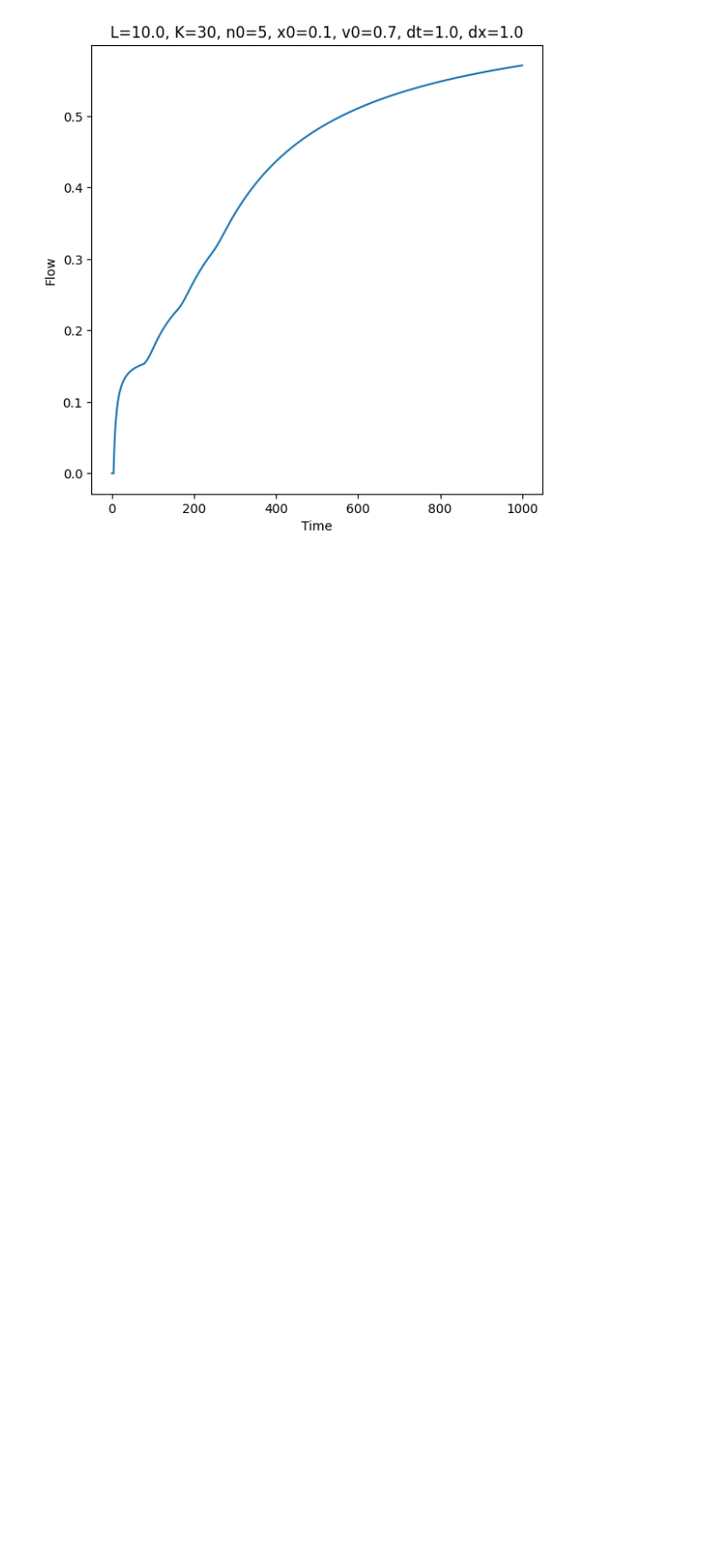
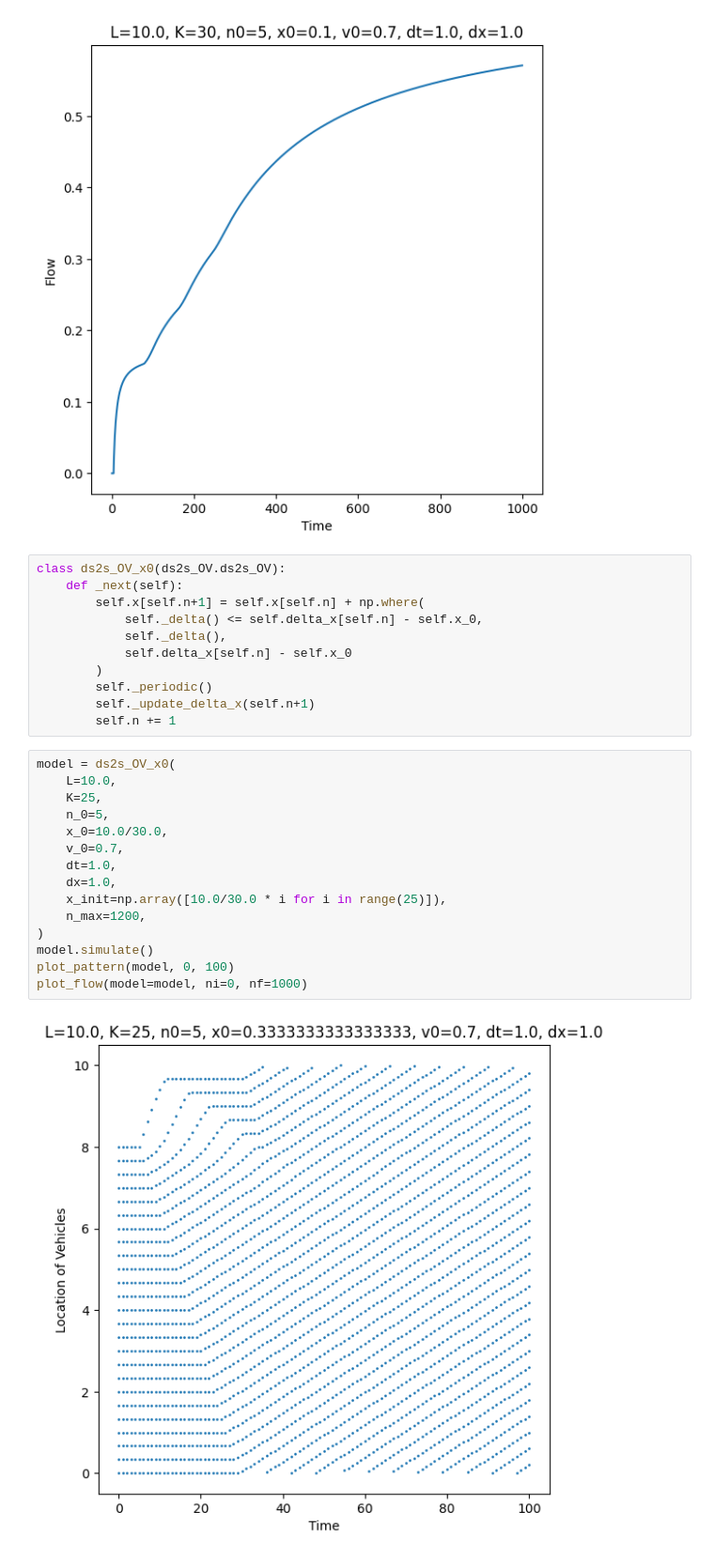
Before and after one commit to tt6-mzn/s2s-OV-model, a Jupyter notebook: ds2s-OV/test.ipynb, the cells around one changed output. Shown: that part at 94% size. Cells and saved outputs as stored; diff of their text form; blank space fills up the shorter version.

```diff
--- a/ds2s-OV/test.ipynb
+++ b/ds2s-OV/test.ipynb
@@ -65,3 +65,31 @@ plot_flow(model=model, ni=0, nf=1000)
 # %% [output]
 [figure]
 [figure]
+# %%
+class ds2s_OV_x0(ds2s_OV.ds2s_OV):
+	def _next(self):
+		self.x[self.n+1] = self.x[self.n] + np.where(
+			self._delta() <= self.delta_x[self.n] - self.x_0,
+			self._delta(),
+			self.delta_x[self.n] - self.x_0
+		)
+		self._periodic()
+		self._update_delta_x(self.n+1)
+		self.n += 1
+# %%
+model = ds2s_OV_x0(
+	L=10.0,
+	K=25,
+	n_0=5,
+	x_0=10.0/30.0,
+	v_0=0.7,
+	dt=1.0,
+	dx=1.0,
+	x_init=np.array([10.0/30.0 * i for i in range(25)]),
+	n_max=1200,
+)
+model.simulate()
+plot_pattern(model, 0, 100)
+plot_flow(model=model, ni=0, nf=1000)
+# %% [output]
+[figure, added]
```
Also changed, not shown: parts of 4 cells of this notebook, 1 other file.
